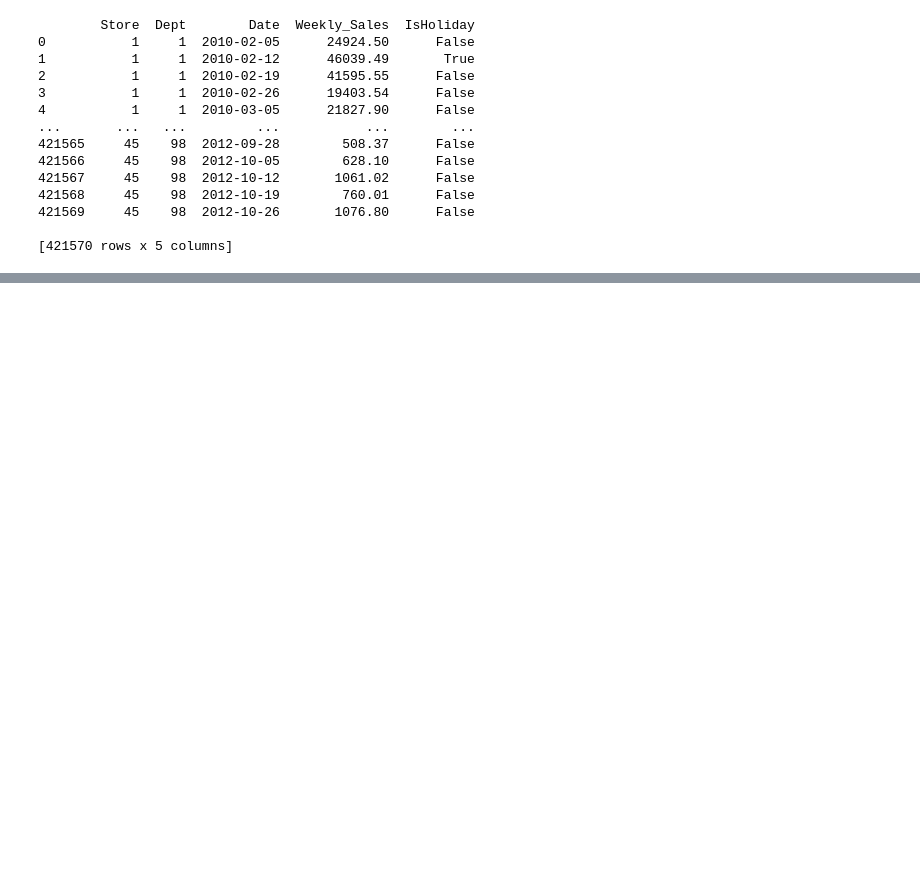
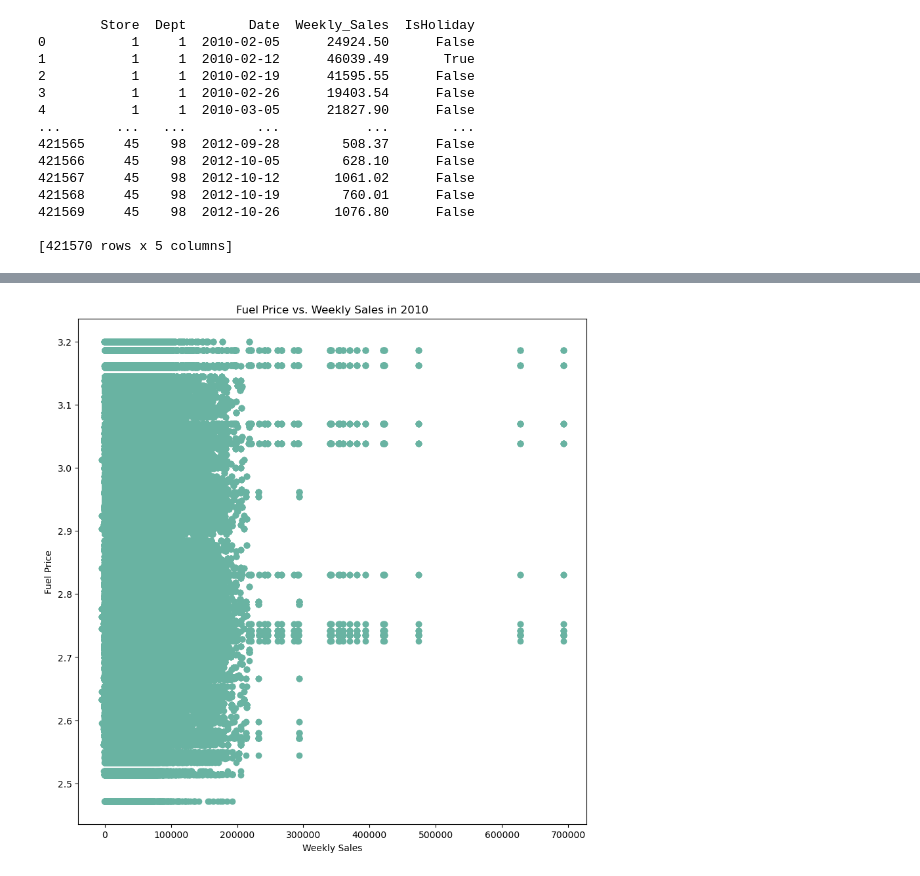
Before and after one commit to Chisholm10/CMSE-202-Project, a Jupyter notebook: FinalPT.ipynb, the cells around one changed output, grey strips where cells are left out. Cells and saved outputs as stored; diff of their text form; code cells hidden in the pictures; blank space fills up the shorter version.

```diff
--- a/FinalPT.ipynb
+++ b/FinalPT.ipynb
@@ -74,0 +69,10 @@ test
+# %%
+salesW['Date'] = pd.to_datetime(salesW['Date'])
+features['Date'] = pd.to_datetime(features['Date'])
+
+# Merge datasets based on 'Date' column
+merged_data2 = pd.merge(salesW, features, on='Date', how='inner')
+
+merged_data2
+
+merged_data2.head(25)
@@ -74,0 +118,19 @@ test
+# %%
+salesW['Date'] = pd.to_datetime(salesW['Date'])
+features['Date'] = pd.to_datetime(features['Date'])
+train_sales['Date'] = pd.to_datetime(train_sales['Date'])
+
+# Define the date range you want to select
+start_date = '2010-02-05'
+end_date = '2010-12-05'
+
+# Filter rows within the specified date range
+salesW = salesW[(salesW['Date'] >= start_date) & (salesW['Date'] <= end_date)]
+features = features[(features['Date'] >= start_date) & (features['Date'] <= end_date)]
+train_sales = train_sales[(train_sales['Date'] >= start_date) & (train_sales['Date'] <= end_date)]
+
+# Merge datasets based on 'Date' column
+merged_data = pd.merge(salesW, features, on='Date', how='inner')
+merged_data_2010 = pd.merge(merged_data, train_sales, on='Date', how='inner')
+
+merged_data_2010
@@ -74,0 +156,14 @@ test
+# %%
+fuel_price10 = merged_data_2010['Fuel_Price']
+weeklysales_10 = merged_data_2010['Weekly_Sales']
+
+#plt.scatter(fuel_price10, weeklysales_10)
+plt.figure(figsize=(10, 10))
+plt.scatter(weeklysales_10, fuel_price10,color="#69b3a2")
+#plt.hexbin(fuel_price10, weeklysales_10)
+plt.title('Fuel Price vs. Weekly Sales in 2010')
+plt.ylabel('Fuel Price')
+plt.xlabel('Weekly Sales')
+plt.show()
+# %% [output]
+[figure, added]
```
Also changed, not shown: parts of 15 cells of this notebook.
